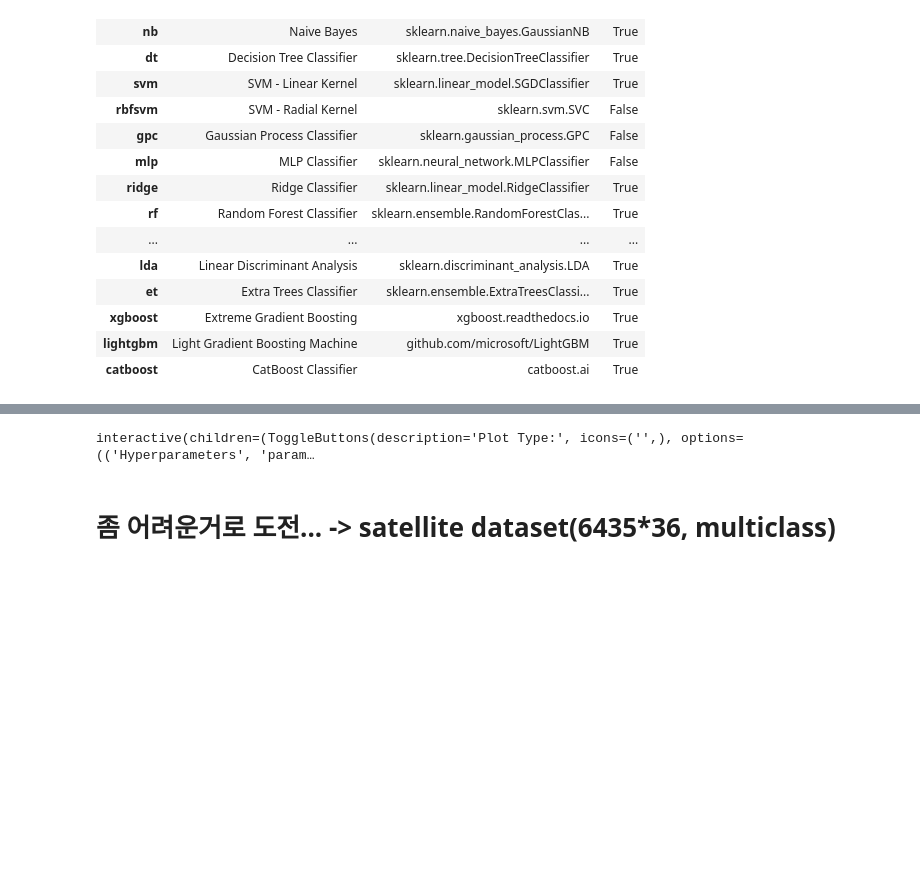
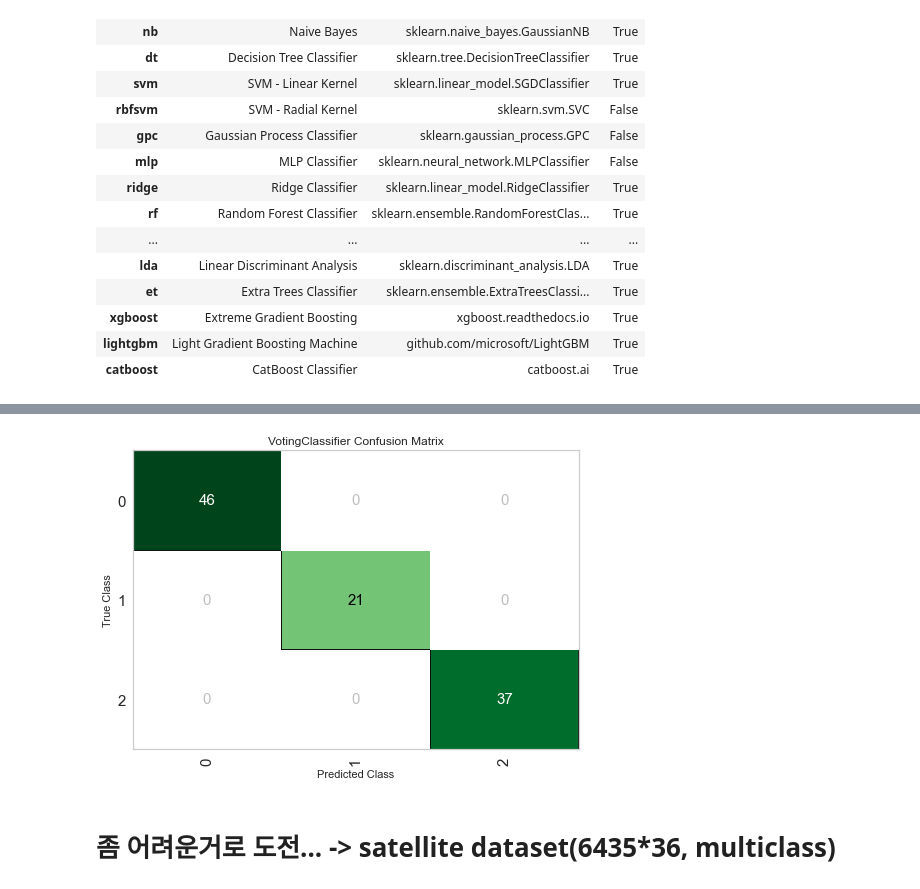
Before and after one commit to koptimizer/pycaret-korea, a Jupyter notebook: auto3ForMeeting.ipynb, the cells around one changed output, grey strips where cells are left out. Drawn from its saved outputs; the diff is of its cells as text; code cells hidden in the pictures; blank space fills up the shorter version.

```diff
--- a/auto3ForMeeting.ipynb
+++ b/auto3ForMeeting.ipynb
@@ -127,7 +136,7 @@ ExtraTreesClassifier(bootstrap=False, ccp_alpha=0.0, class_weight=None,
-# %%
-evaluate_model(automizer)
-# %% [output]
-interactive(children=(ToggleButtons(description='Plot Type:', icons=('',), options=(('Hyperparameters', 'param…
+# %%
+plot_model(automizer, plot='confusion_matrix')
+# %% [output]
+[figure, added]
 # %% [markdown]
 # 좀 어려운거로 도전... -> satellite dataset(6435*36, multiclass)
 # %%
```
Also changed, not shown: parts of 16 cells of this notebook.
